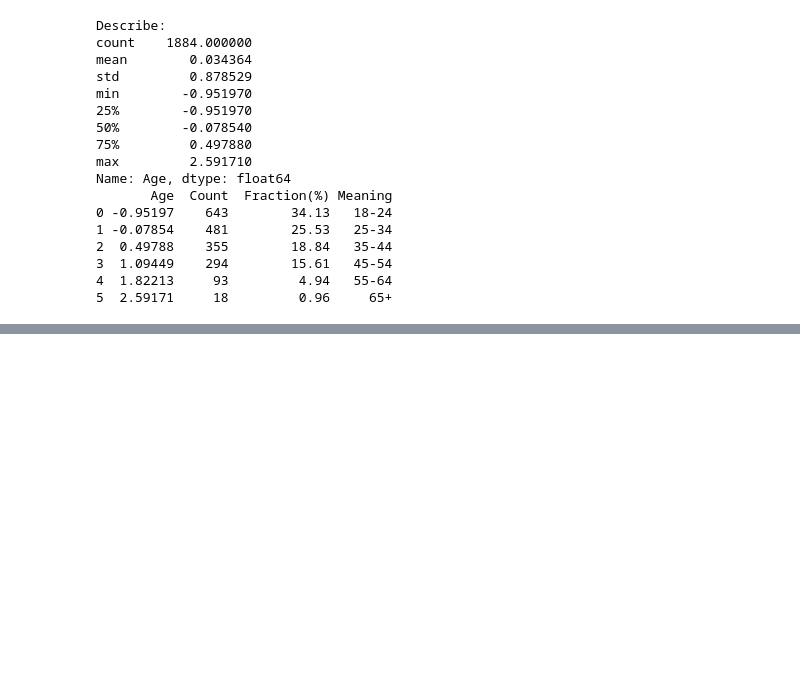
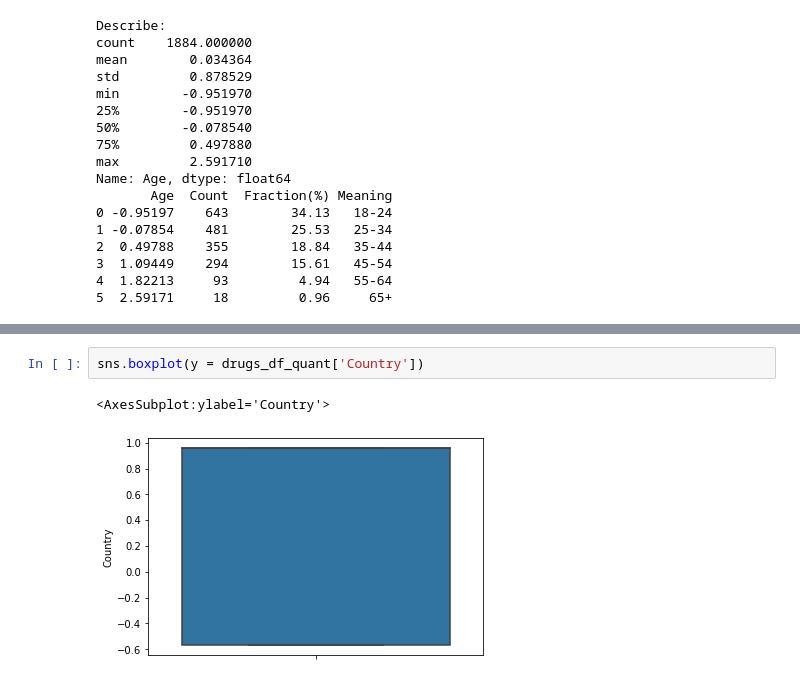
Before and after one commit to DevNataneto/ProjetoCDIA, a Jupyter notebook: exploration.ipynb, the cells around one changed output, grey strips where cells are left out. Saved outputs shown, nothing was run; the diff lists cells and outputs as text; blank space fills up the shorter version.

```diff
--- a/exploration.ipynb
+++ b/exploration.ipynb
@@ -504,0 +537,5 @@ Name: Age, dtype: float64
+# %%
+sns.boxplot(y = drugs_df_quant['Country'])
+# %% [output]
+<AxesSubplot:ylabel='Country'>
+[figure, added]
```
Also changed, not shown: parts of 34 cells of this notebook.
